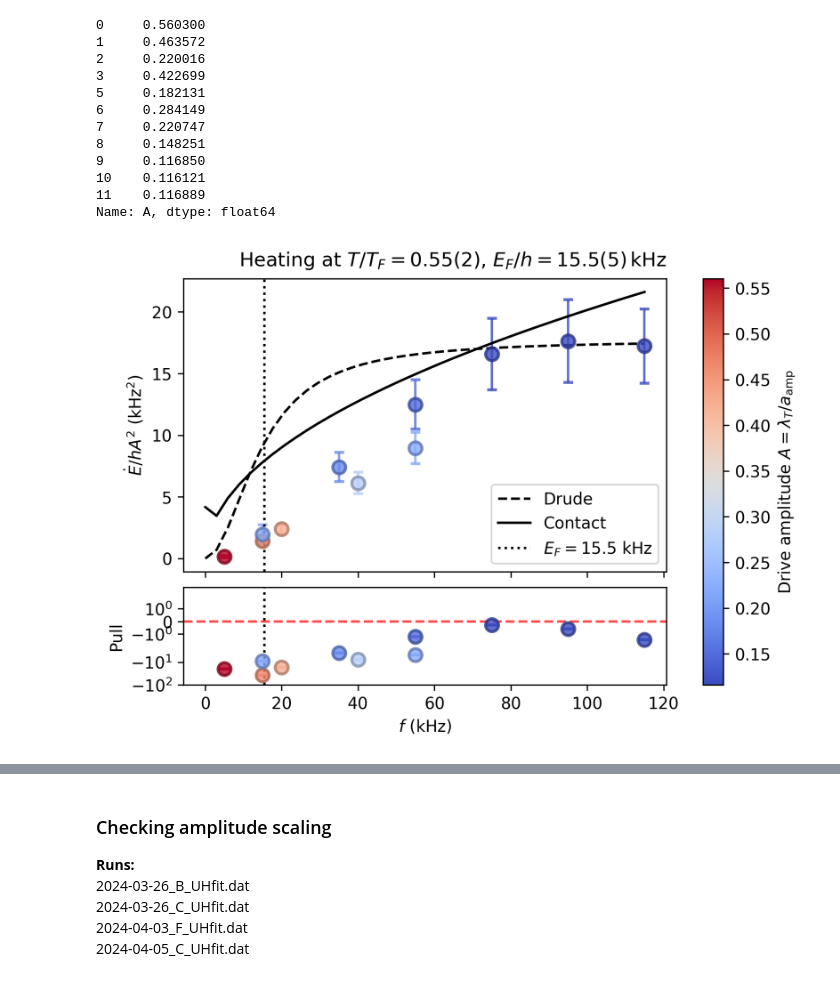
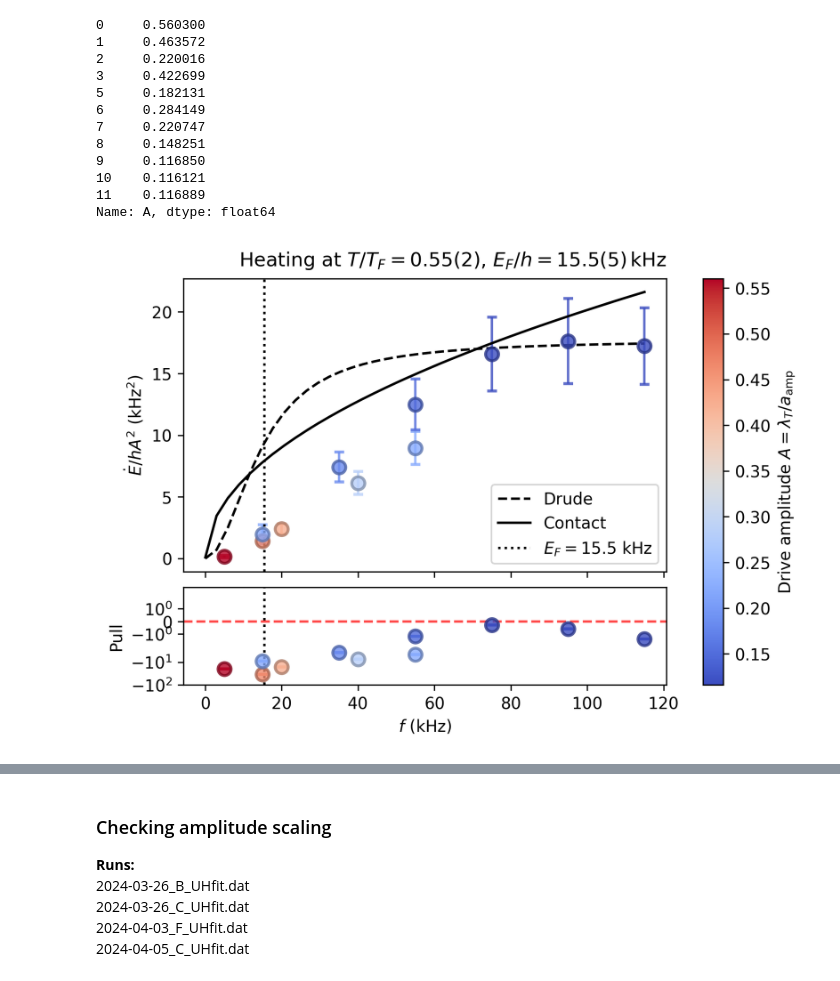
Before and after one commit to uoft-chiplab/Fast-Modulation-Contact-Correlation-Project, a Jupyter notebook: contact_correlations/heating_rate_analysis.ipynb, the cells around one changed output, grey strips where cells are left out. Saved outputs shown, nothing was run; the diff lists cells and outputs as text; code cells hidden in the pictures.

```diff
--- a/contact_correlations/heating_rate_analysis.ipynb
+++ b/contact_correlations/heating_rate_analysis.ipynb
@@ -90,5 +91,35 @@ dfs[3]['EFkHz'] = dfs[3]['EF'] / h / 1e3  # Add mimssing column
 2024-05-10_R_UHfit
 2024-05-10_S_UHfit
+# %%
+# Data groupings
+
+# N > 2 time data points, various frequencies
+linear_time_data = [
+    '2024-03-19_L_UHfit',
+    '2024-03-21_B_UHfit',
+    '2024-03-21_D_UHfit',
+    ]
+
+# N = 2 time data points, various amplitudes
+amplitude_data = [
+    '2024-03-26_B_UHfit',
+    '2024-03-26_C_UHfit',  # Omitted, due to low signal-to-noise ratio
+    '2024-04-05_C_UHfit',
+    ]
+
+# N = 2 time data points, various frequencies
+two_time_data = [
+    '2024-04-03_E_UHfit',       # 0.50 ToTF, 10, 20, 40, 80, 120 kHz
+    '2024-04-03_F_UHfit',       # 0.58 ToTF, 1, 2.5, 5 kHz
+    '2024-04-04_C_UHfit',       # 0.68 ToTF, 2, 3, 4 kHz
+    '2024-05-10_R_UHfit',       # low freqs: 6, 8, 14, 16, 18 kHz
+    '2024-05-10_S_UHfit',       # more freqs: 5, 7, 9, 11, 30, 100
+    ]
+
+two_time_data_hot = [
+    '2024-04-10_C_UHfit',       # 0.95(1) ToTF, 20, 30, 40, 60, 80, 100, 120, 140 kHz
+    '2024-04-10_D_UHfit',       # 0.93(2) ToTF, 20, 30, 40, 60, 80, 100, 120, 140 kHz
+    ]
 # %%
 def fix_units(df):
     """
@@ -182,6 +213,7 @@ def calculate_heating_rate(group):
                     'ToTFf': final['ToTF'].mean(),
                     'e_ToTFf': final['ToTF'].sem(),
                     'total_time': total_time,
+                    'max_time': group['time'].max(),
                     'data_points': len(group),
                     'num_time_pts': num_time_pts,
                     'raw_data': raw_data
@@ -263,7 +279,9 @@ plt.show()
 ### Check linear time scaling
 # %%
 df = results_df.copy()
-df_filtered = df[df['num_time_pts'] > 2].sort_values(by='freq',
+
+# Get datasets with more than 2 unique time points and sort by frequency
+df_filtered = df[df['filename'].isin(linear_time_data)].sort_values(by='freq',
                     ascending=True, ignore_index=True)
 
 df_filtered[['filename', 'freq', 'Bamp', 'heating_rate', 'Ti', 'Tf', 'EFi', 'num_time_pts', 'ToTFi']]
@@ -383,7 +401,7 @@ fig, (ax_main, ax_res) = plt.subplots(
 
 trapped_gas_params = (df_plot.ToTFi.mean(), df_plot.EFi.mean(), df_plot.barnu.mean())
 TUG = TrappedUnitaryGas(*trapped_gas_params)
-TUG.modulate_field(np.linspace(0, df_plot.freq.max(), 40))
+TUG.modulate_field(np.linspace(2, df_plot.freq.max(), 40))
 
 
 df_plot['x'] = df_plot.freq/1e3  # kHz
@@ -429,34 +447,34 @@ for row in df_plot.itertuples():
         markeredgewidth=1.8,
         markersize=8,
     )
 
 ax_res.set_xlabel(r'$f$ (kHz)')
 ax_res.set_ylabel('Pull')
 ax_res.set(yscale='symlog', ylim=(-100, 5))
 ax_main.set_ylabel(r'$\dot{E}/hA^2$ (kHz$^2$)')
 
 ax_main.plot(TUG.nus/1e3, TUG.Edot_drude/TUG.Ns/2/1e6, 'k--', label='Drude')
 ax_main.plot(TUG.nus/1e3, TUG.Edot_contact/TUG.Ns/2/1e6, 'k-', label='Contact')
 ax_main.axvline(x=TUG.EF/1e3, color='k', linestyle=':',
                 label=r'$E_F = $'+f'{TUG.EF/1e3:.1f} kHz')
 ax_res.axvline(x=TUG.EF/1e3, color='k', linestyle=':')
 
 ax_main.legend()
 
 ax_res.axhline(y=0, color='r', linestyle='--', alpha=0.7)
 
 sm = cm.ScalarMappable(norm=norm, cmap=cmap)
 sm.set_array([])
 cbar = fig.colorbar(sm, ax=[ax_main, ax_res], orientation='vertical')
 cbar.set_label(r'Drive amplitude $A = \lambda_T/a_\mathrm{amp}$')
 
 # fig.savefig('figures/heating_rate_vs_frequency.pdf', dpi=300, bbox_inches='tight')
 
 fig.suptitle(r'Heating at $T/T_F = 0.55(2)$, $E_F/h=15.5(5)\,$kHz', fontsize=12, y=1.05)
 
 plt.show()
 # %% [output]
-[figure, old version]
+[figure, new version]
 # %%
 fig, (ax_main, ax_res) = plt.subplots(
     nrows=2,
```
Also changed, not shown: parts of 18 cells of this notebook, 1 other file.
